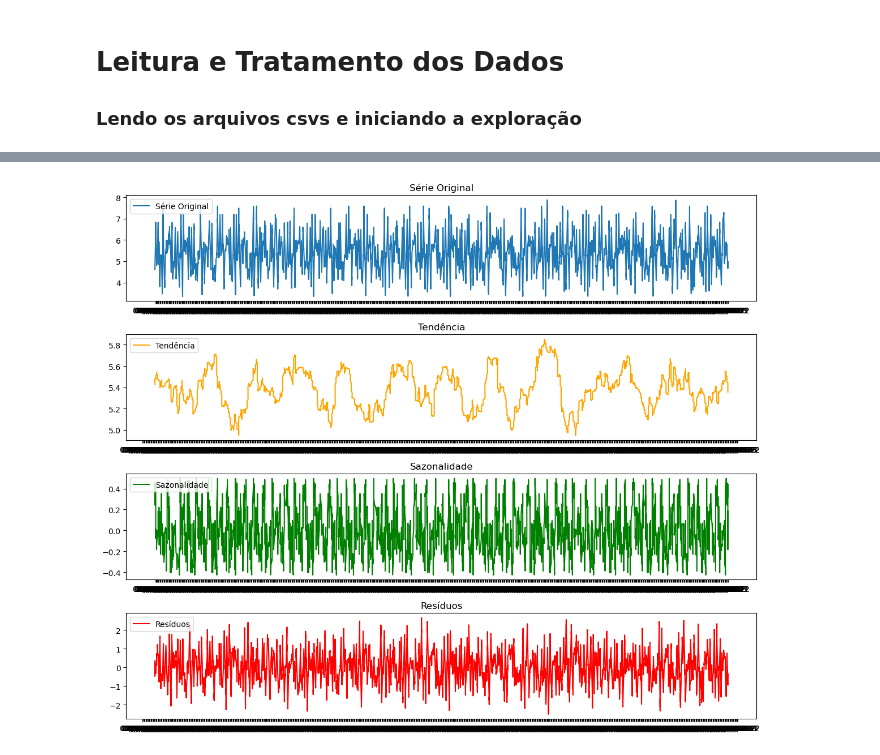
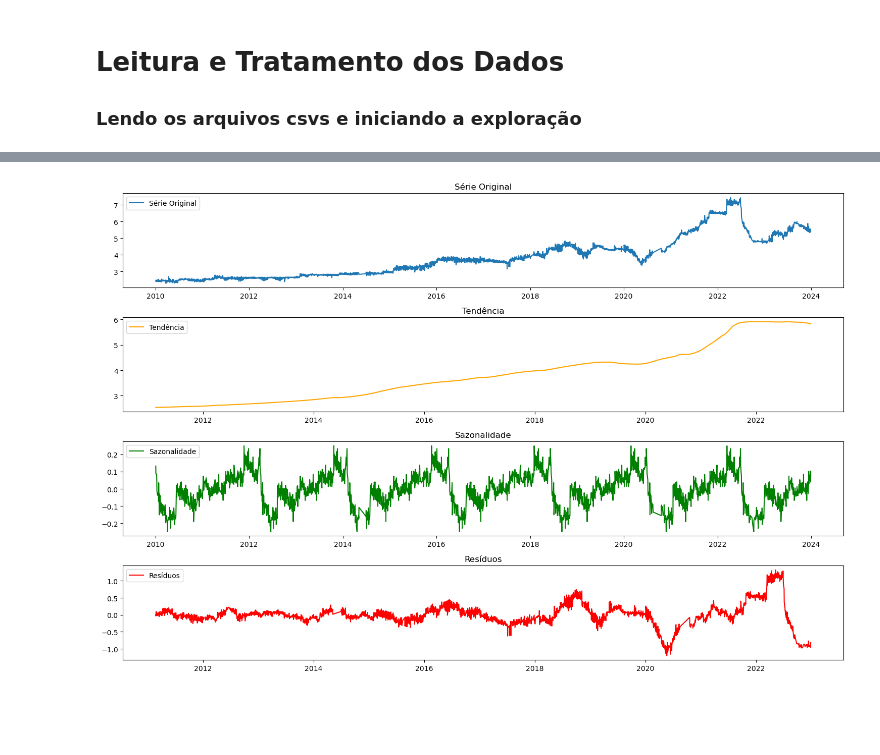
Before and after one commit to ivoaraujo17/series_temporais, a Jupyter notebook: Untitled.ipynb, the cells around one changed output, grey strips where cells are left out. Cells and saved outputs as stored; diff of their text form; code cells hidden in the pictures; blank space fills up the shorter version.

Commit message:
feat: modelos

```diff
--- a/Untitled.ipynb
+++ b/Untitled.ipynb
@@ -48,4 +55,11 @@ df["data"] = pd.to_datetime(df['Data da Coleta'], format="%d/%m/%Y")
 # %%
 # Transformando a coluna Valor de Venda em float
 df["Valor de Venda"] = df['Valor de Venda'].str.replace(',', '.').astype(float)
+# %%
+# Resumindo para um valor por dia, fazendo a media do preco entre os postos de combustiveis
+df = df.groupby(["Data da Coleta", "Produto"]).agg({'Valor de Venda': 'mean'}).reset_index()
+# %%
+# Garantir que a coluna "Data da Coleta" esteja no índice e ordenada
+df.set_index("Data da Coleta", inplace=True)
+df.sort_index(inplace=True)
 # %% [markdown]
@@ -53,9 +67,10 @@ df["Valor de Venda"] = df['Valor de Venda'].str.replace(',', '.').astype(float)
 # %%
 # Filtrar e selecionar colunas para GASOLINA
-df_gasolina = df[df["Produto"] == "GASOLINA"][["Data da Coleta", "Valor de Venda"]]
+df_gasolina = df[df["Produto"] == "GASOLINA"][["Valor de Venda"]]
 print("df_gasolina: ", df_gasolina.shape)
 
-# Filtrar e selecionar colunas para ETANOL
-df_etanol = df[df["Produto"] == "ETANOL"][[ "Data da Coleta", "Valor de Venda"]]
-print("df_etanol: ", df_etanol.shape)
+fig = plt.figure(figsize=(15, 6))
+plt.plot(df_gasolina)
+plt.title("Preço da Gasolina na Paraíba")
+plt.show()
 # %% [output]
@@ -66,9 +80,0 @@ df_etanol:  (9970, 2)
-# %%
-# Garantir que a coluna "Data da Coleta" esteja no índice e ordenada
-df_gasolina.set_index("Data da Coleta", inplace=True)
-df_gasolina.sort_index(inplace=True)
-
-df_etanol.set_index("Data da Coleta", inplace=True)
-df_etanol.sort_index(inplace=True)
-
-df_gasolina.head()
@@ -83,36 +81,37 @@ df_gasolina.head()
 # %%
 # Decomposição da série temporal
 decomposicao_g = seasonal_decompose(df_gasolina, model="additive", period=365)
+#decomposicao_g = seasonal_decompose(df_gasolina, model="multiplicative", period=365)
 
 # Extrair os componentes
 tendencia_g = decomposicao_g.trend
 sazonalidade_g = decomposicao_g.seasonal
 residuos_g = decomposicao_g.resid
 
 # Criar um gráfico com subplots
-fig, axs = plt.subplots(4, 1, figsize=(12, 10))
+fig, axs = plt.subplots(4, 1, figsize=(15, 10))
 
 # Plotar os gráficos
 axs[0].plot(df_gasolina, label="Série Original")
 axs[0].legend(loc="upper left")
 axs[0].set_title('Série Original')
 
 axs[1].plot(tendencia_g, label="Tendência", color='orange')
 axs[1].legend(loc="upper left")
 axs[1].set_title('Tendência')
 
 axs[2].plot(sazonalidade_g, label="Sazonalidade", color='green')
 axs[2].legend(loc="upper left")
 axs[2].set_title('Sazonalidade')
 
 axs[3].plot(residuos_g, label="Resíduos", color='red')
 axs[3].legend(loc="upper left")
 axs[3].set_title('Resíduos')
 
 # Ajustar layout para evitar sobreposição
 plt.tight_layout()
 
 # Exibir o gráfico
 plt.show()
 # %% [output]
-[figure, old version]
+[figure, new version]
```
Also changed, not shown: parts of 22 cells of this notebook, 1 other file.
